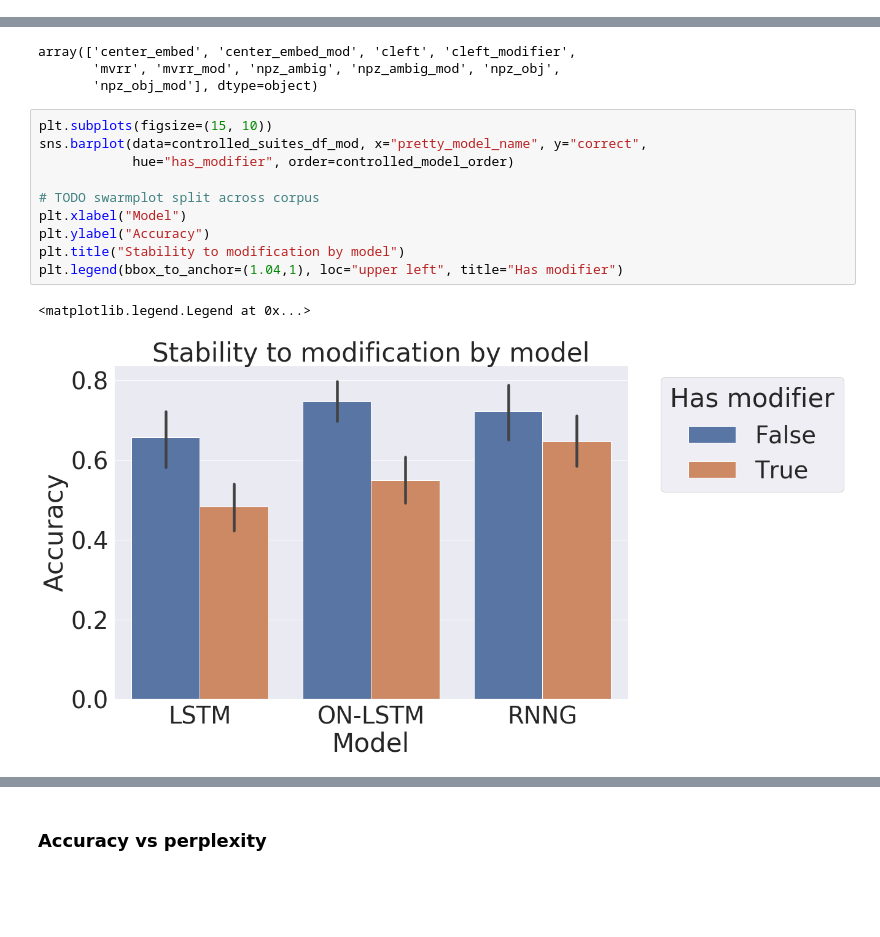
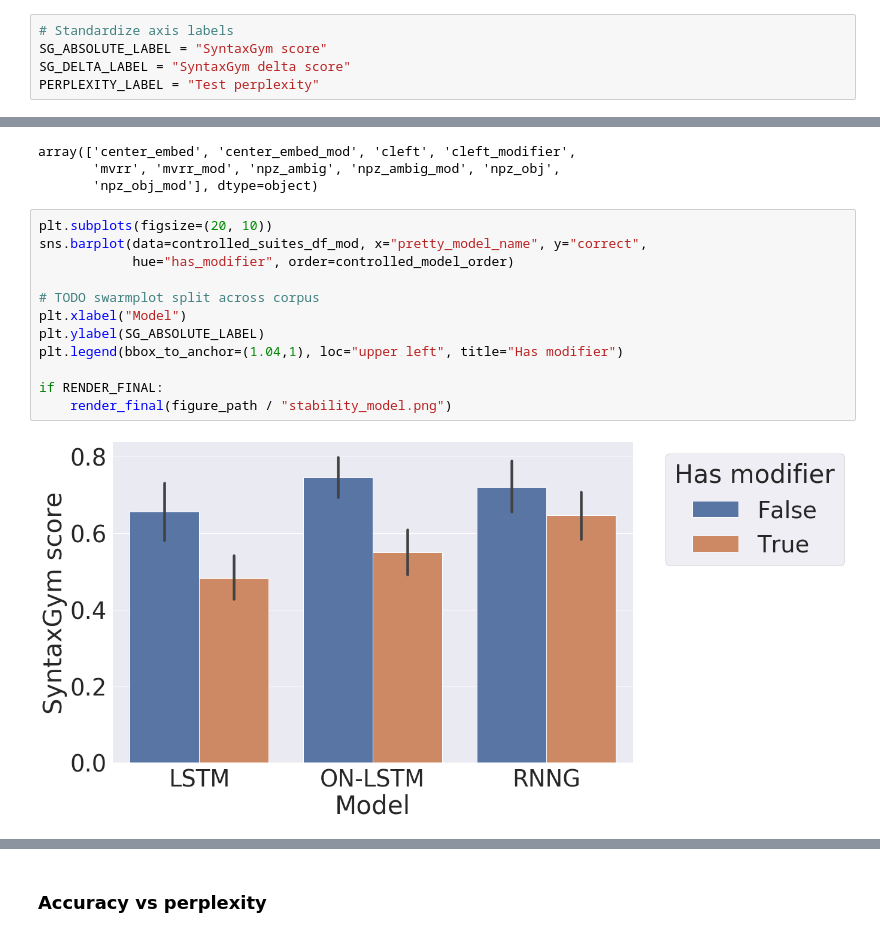
Before and after one commit to cpllab/syntactic-generalization, a Jupyter notebook: notebooks/final.ipynb, the cells around one changed output, grey strips where cells are left out. Saved outputs shown, nothing was run; the diff lists cells and outputs as text; blank space fills up the shorter version.

```diff
--- a/notebooks/final.ipynb
+++ b/notebooks/final.ipynb
@@ -280,6 +280,11 @@ def render_final(path):
     sns.despine()
     plt.tight_layout()
     plt.savefig(path)
+# %%
+# Standardize axis labels
+SG_ABSOLUTE_LABEL = "SyntaxGym score"
+SG_DELTA_LABEL = "SyntaxGym delta score"
+PERPLEXITY_LABEL = "Test perplexity"
 # %%
 # Establish consistent orderings of model names, corpus names, circuit names
 # for figure ordering / coloring. (NB these refer to prettified names)
@@ -389,16 +398,17 @@ array(['center_embed', 'center_embed_mod', 'cleft', 'cleft_modifier',
        'mvrr', 'mvrr_mod', 'npz_ambig', 'npz_ambig_mod', 'npz_obj',
        'npz_obj_mod'], dtype=object)
 # %%
-plt.subplots(figsize=(15, 10))
+plt.subplots(figsize=(20, 10))
 sns.barplot(data=controlled_suites_df_mod, x="pretty_model_name", y="correct",
             hue="has_modifier", order=controlled_model_order)
 
 # TODO swarmplot split across corpus
 plt.xlabel("Model")
-plt.ylabel("Accuracy")
-plt.title("Stability to modification by model")
+plt.ylabel(SG_ABSOLUTE_LABEL)
 plt.legend(bbox_to_anchor=(1.04,1), loc="upper left", title="Has modifier")
+
+if RENDER_FINAL:
+    render_final(figure_path / "stability_model.png")
 # %% [output]
-<matplotlib.legend.Legend at 0x...>
-[figure, old version]
+[figure, new version]
 # %%
```
Also changed, not shown: parts of 14 cells of this notebook, 1 other file.
